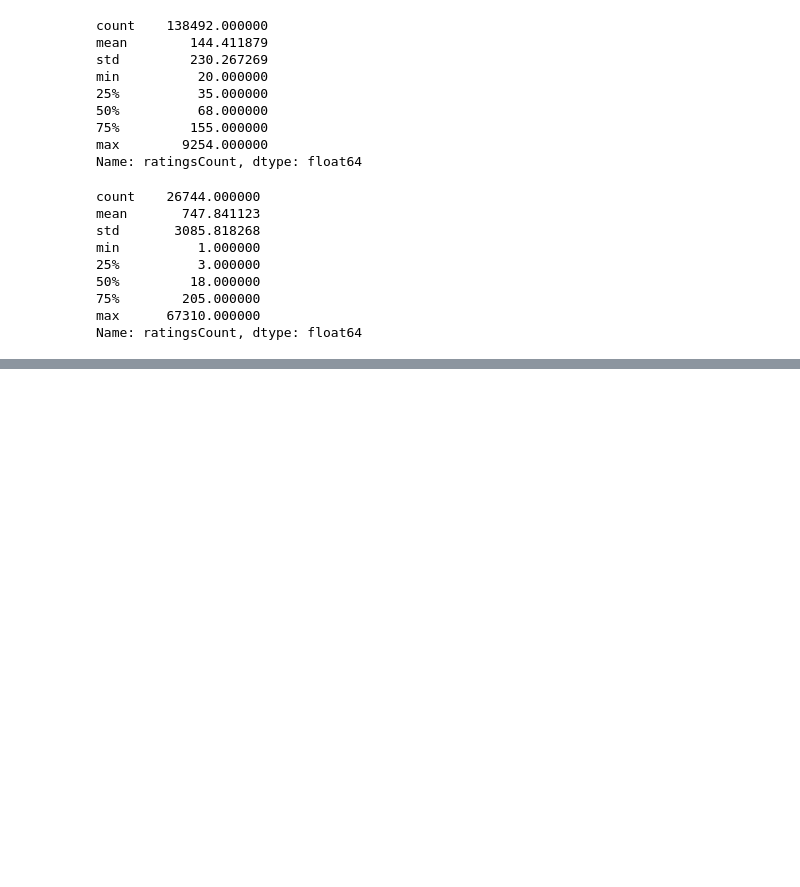
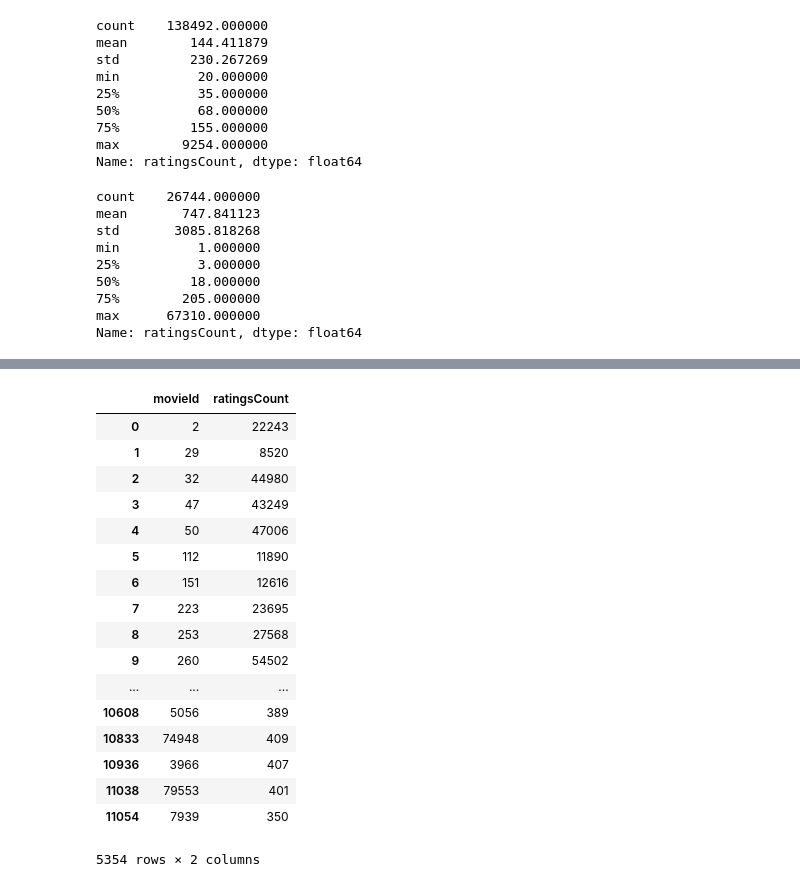
Before and after one commit to anatef/COS424_project, a Jupyter notebook: explore_data.ipynb, the cells around one changed output, grey strips where cells are left out. Drawn from its saved outputs; the diff is of its cells as text; code cells hidden in the pictures; blank space fills up the shorter version.

```diff
--- a/explore_data.ipynb
+++ b/explore_data.ipynb
@@ -152,0 +139,23 @@ filetered_movie_ratings_cnt =
+# %%
+filtered_movie_ratings_cnt = ratings_cnt[ratings_cnt["ratingsCount"]>=movie_cutoff]
+filtered_user_ratings_cnt = user_ratings_cnt[user_ratings_cnt["ratingsCount"]>=user_cutoff]
+filtered_movie_ratings_cnt
+# %% [output]
+|  | movieId | ratingsCount |
+| 0 | 2 | 22243 |
+| 1 | 29 | 8520 |
+| 2 | 32 | 44980 |
+| 3 | 47 | 43249 |
+| 4 | 50 | 47006 |
+| 5 | 112 | 11890 |
+| 6 | 151 | 12616 |
+| 7 | 223 | 23695 |
+| 8 | 253 | 27568 |
+| 9 | 260 | 54502 |
+| ... | ... | ... |
+| 10608 | 5056 | 389 |
+| 10833 | 74948 | 409 |
+| 10936 | 3966 | 407 |
+| 11038 | 79553 | 401 |
+| 11054 | 7939 | 350 |
+5354 rows × 2 columns
```
Also changed, not shown: parts of 2 cells of this notebook, 1 other file.
